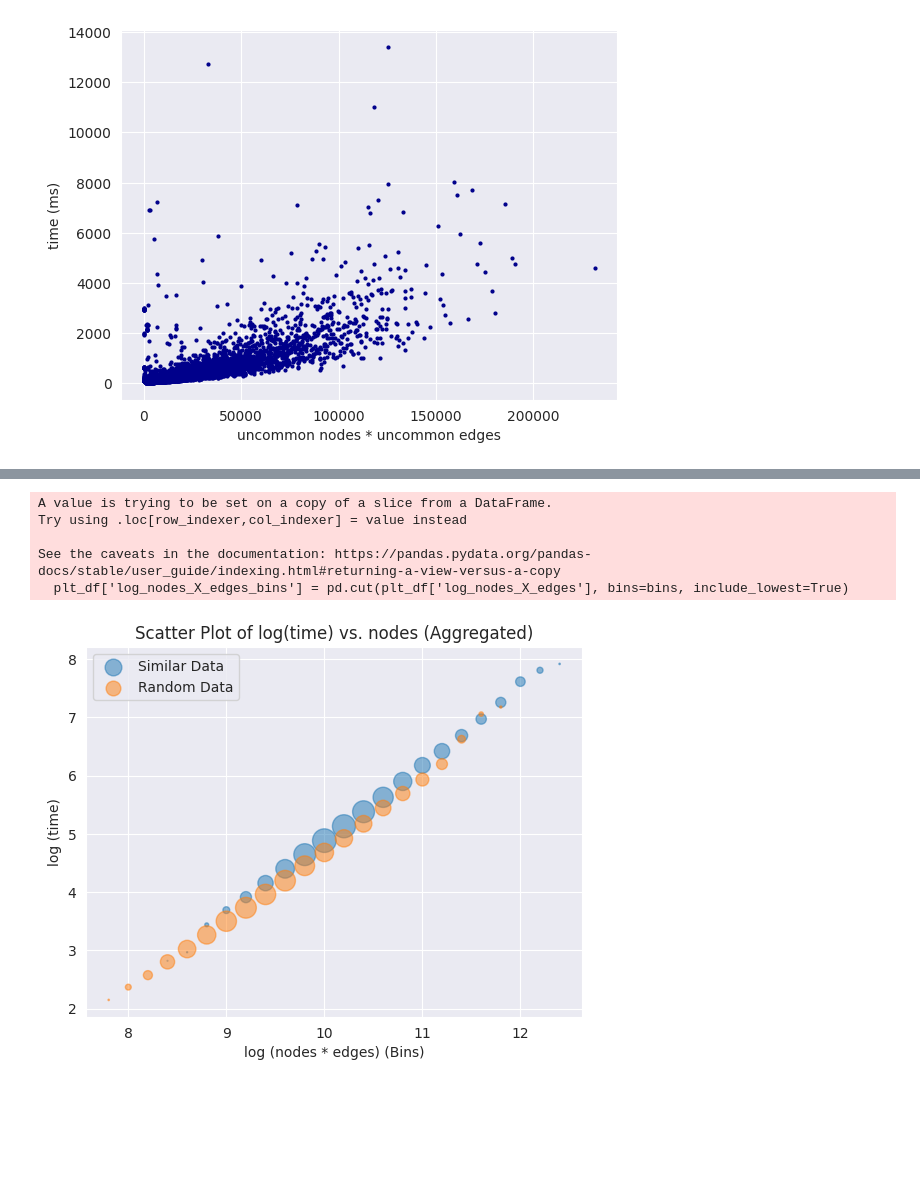
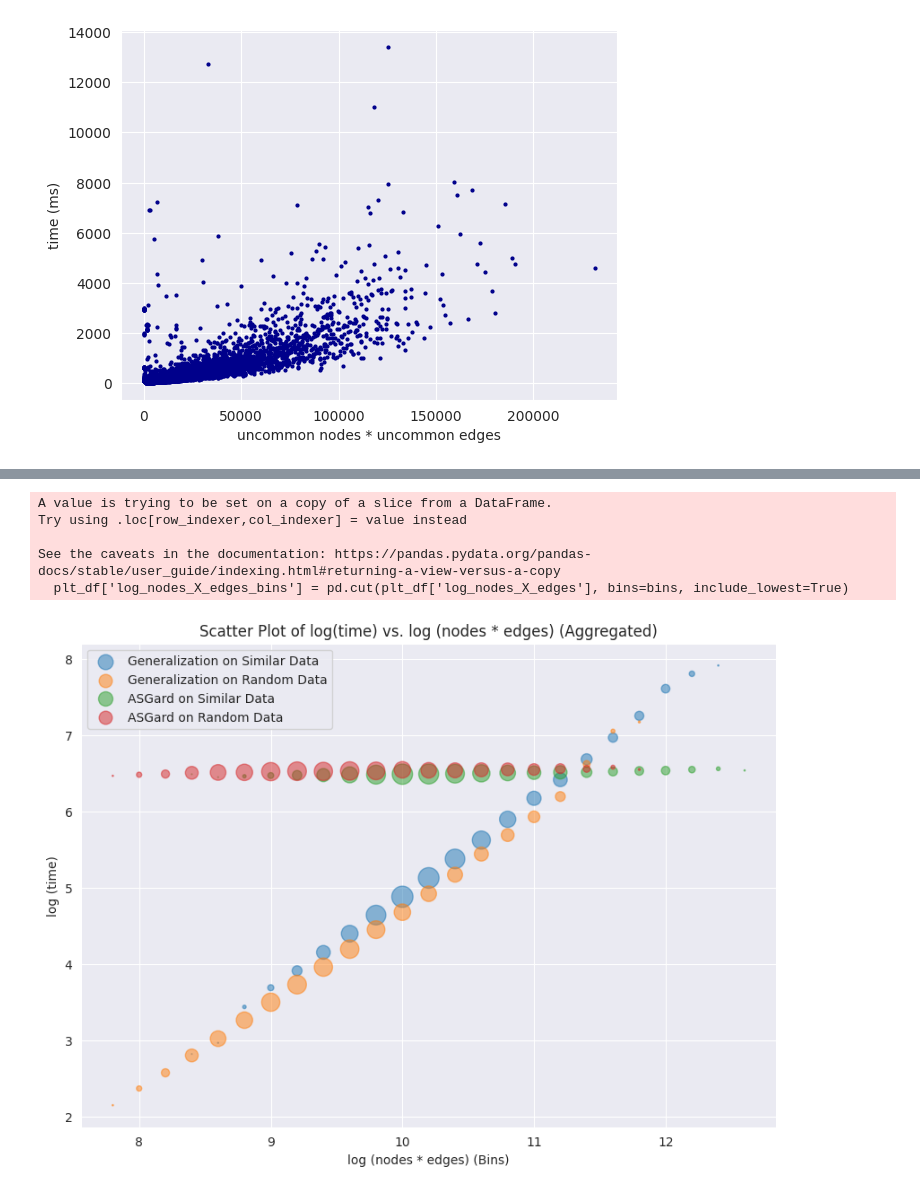
Before and after one commit to mreza-kiani/graph-generalization-algorithm, a Jupyter notebook: src/main/resources/scripts/performance/CodeSearchNet/analyzer.ipynb, the cells around one changed output, grey strips where cells are left out. Drawn from its saved outputs; the diff is of its cells as text; code cells hidden in the pictures; blank space fills up the shorter version.

```diff
--- a/src/main/resources/scripts/performance/CodeSearchNet/analyzer.ipynb
+++ b/src/main/resources/scripts/performance/CodeSearchNet/analyzer.ipynb
@@ -51,9 +51,13 @@ def linear_regression_of(df, x_column, y_column, x_label=None, y_label=None, tit
     print(data)
 # %%
 df = pd.read_csv("AggregatedData.csv")
+may_df = pd.read_csv("ASGardOnSimilarData.csv")
 random_df = pd.read_csv("RandomAggregatedData.csv")
+may_random_df = pd.read_csv("ASGardOnRandomData.csv")
 add_more_info(df)
+add_more_info(may_df)
 add_more_info(random_df)
+add_more_info(may_random_df)
 df.head()
 # %% [output]
 |  | name | generalization_nodes | generalization_edges | generalization_node_variables | generalization_edge_variables | ... |
@@ -78,0 +74,8 @@ df.describe()
+# %%
+import math
+may_df = pd.read_csv("ASGardOnRandomData.csv")
+times_names=[f'time{i}' for i in range(5)]
+# may_df['times_count'] = may_df.apply(lambda x: 10 if pd.notna(x['time5']) else 5, axis=1)
+may_df['avg_time'] = may_df.apply(lambda x: sum(x[times_names])/5, axis=1)
+may_df['std_dev'] = may_df.apply(lambda x: math.sqrt(sum(map(lambda y: (x[y] - x['avg_time']) ** 2, times_names)) / 5), axis=1)
+may_df
@@ -350,41 +476,51 @@ bins = [7.5 + 0.20 * i for i in range(40)]
 
 # Create a new column 'MetricA_bin' by binning 'MetricA' values
 plt_df['log_nodes_X_edges_bins'] = pd.cut(plt_df['log_nodes_X_edges'], bins=bins, include_lowest=True)
 random_df['log_nodes_X_edges_bins'] = pd.cut(random_df['log_nodes_X_edges'], bins=bins, include_lowest=True)
+may_df['log_nodes_X_edges_bins'] = pd.cut(may_df['log_nodes_X_edges'], bins=bins, include_lowest=True)
+may_random_df['log_nodes_X_edges_bins'] = pd.cut(may_random_df['log_nodes_X_edges'], bins=bins, include_lowest=True)
 
 # Group the data by 'MetricA_bin' and calculate the mean of 'MetricB'
 grouped_1_data = plt_df.groupby('log_nodes_X_edges_bins')['log_avg_time'].mean().reset_index()
 grouped_1_data['log_nodes_X_edges_bins_numeric'] = grouped_1_data['log_nodes_X_edges_bins'].apply(lambda x: x.mid)
 grouped_1_data['weights'] = plt_df.groupby('log_nodes_X_edges_bins')['log_avg_time'].count().reset_index()['log_avg_time'] / 4
 
 grouped_2_data = random_df.groupby('log_nodes_X_edges_bins')['log_avg_time'].mean().reset_index()
 grouped_2_data['log_nodes_X_edges_bins_numeric'] = grouped_2_data['log_nodes_X_edges_bins'].apply(lambda x: x.mid)
 grouped_2_data['weights'] = random_df.groupby('log_nodes_X_edges_bins')['log_avg_time'].count().reset_index()['log_avg_time'] / 4
 
-# grouped_3_data = plt_df.groupby('nodes_bin')['log_avg_timex'].mean().reset_index()
-# grouped_3_data['log_nodes_X_edges_bins_numeric'] = grouped_3_data['nodes_bin'].apply(lambda x: x.mid)
-# grouped_3_data['weights'] = plt_df.groupby('nodes_bin')['log_avg_timex'].count().reset_index()['log_avg_timex'] / 4
+grouped_3_data = may_df.groupby('log_nodes_X_edges_bins')['log_avg_time'].mean().reset_index()
+grouped_3_data['log_nodes_X_edges_bins_numeric'] = grouped_3_data['log_nodes_X_edges_bins'].apply(lambda x: x.mid)
+grouped_3_data['weights'] = may_df.groupby('log_nodes_X_edges_bins')['log_avg_time'].count().reset_index()['log_avg_time'] / 4
+
+grouped_4_data = may_random_df.groupby('log_nodes_X_edges_bins')['log_avg_time'].mean().reset_index()
+grouped_4_data['log_nodes_X_edges_bins_numeric'] = grouped_4_data['log_nodes_X_edges_bins'].apply(lambda x: x.mid)
+grouped_4_data['weights'] = may_random_df.groupby('log_nodes_X_edges_bins')['log_avg_time'].count().reset_index()['log_avg_time'] / 4
+
+plt.figure(figsize=(10, 7))
 
 # Create a scatter plot
-plt.scatter(grouped_1_data['log_nodes_X_edges_bins_numeric'], grouped_1_data['log_avg_time'], label='Similar Data', s=grouped_1_data['weights'], alpha=0.5)
-plt.scatter(grouped_2_data['log_nodes_X_edges_bins_numeric'], grouped_2_data['log_avg_time'], label='Random Data', s=grouped_2_data['weights'], alpha=0.5)
-# plt.scatter(grouped_3_data['nodes_bin_numeric'], grouped_3_data['log_avg_time_x'], label='Old Generalization', s=grouped_3_data['weights'], alpha=0.5)
+plt.scatter(grouped_1_data['log_nodes_X_edges_bins_numeric'], grouped_1_data['log_avg_time'], label='Generalization on Similar Data', s=grouped_1_data['weights'], alpha=0.5)
+plt.scatter(grouped_2_data['log_nodes_X_edges_bins_numeric'], grouped_2_data['log_avg_time'], label='Generalization on Random Data', s=grouped_2_data['weights'], alpha=0.5)
+plt.scatter(grouped_3_data['log_nodes_X_edges_bins_numeric'], grouped_3_data['log_avg_time'], label='ASGard on Similar Data', s=grouped_3_data['weights'], alpha=0.5)
+plt.scatter(grouped_4_data['log_nodes_X_edges_bins_numeric'], grouped_4_data['log_avg_time'], label='ASGard on Random Data', s=grouped_4_data['weights'], alpha=0.5)
+
 
 # Customize the plot
 plt.xlabel('log (nodes * edges) (Bins)')
 plt.ylabel('log (time)')
-plt.title('Scatter Plot of log(time) vs. nodes (Aggregated)')
+plt.title('Scatter Plot of log(time) vs. log (nodes * edges) (Aggregated)')
 plt.legend()
 
 # Display the
 plt.show()
 # %% [output]
 A value is trying to be set on a copy of a slice from a DataFrame.
 Try using .loc[row_indexer,col_indexer] = value instead
 
 See the caveats in the documentation: https://pandas.pydata.org/pandas-docs/stable/user_guide/indexing.html#returning-a-view-versus-a-copy
   plt_df['log_nodes_X_edges_bins'] = pd.cut(plt_df['log_nodes_X_edges'], bins=bins, include_lowest=True)
-[figure, old version]
+[figure, new version]
 # %%
 quantile = df['avg_time'].quantile(0.95)
 plt_df = df[df['avg_time'] < quantile]
```
Also changed, not shown: parts of 21 cells of this notebook, 9 other files.
